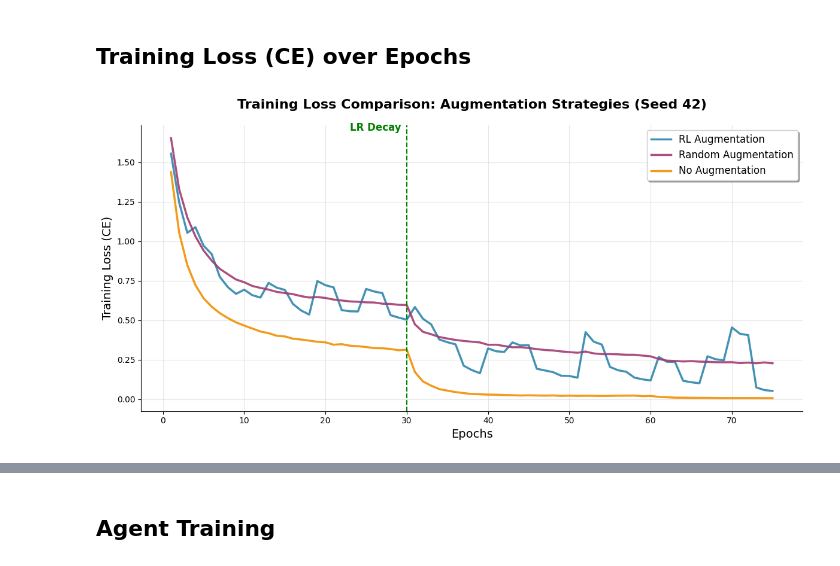
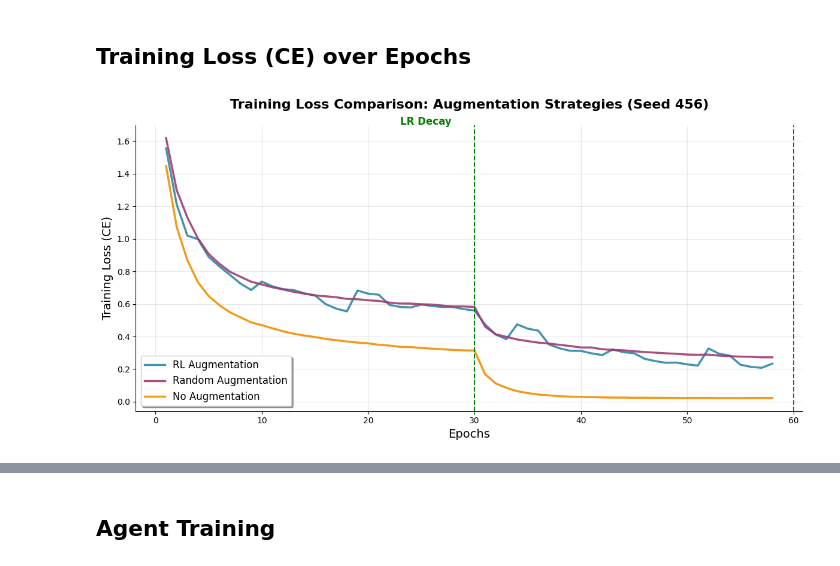
Before and after one commit to LiebenHaider/RLExam, a Jupyter notebook: src/Plots.ipynb, the cells around one changed output, grey strips where cells are left out. Saved outputs shown, nothing was run; the diff lists cells and outputs as text; code cells hidden in the pictures.

```diff
--- a/src/Plots.ipynb
+++ b/src/Plots.ipynb
@@ -71,41 +71,70 @@ for i, seed in enumerate(SEEDS):
 # %%
 import matplotlib.pyplot as plt
 
+avgResult_rl_list = []
+avgResult_rand_list = []
+avgResult_base_list = []
+
 for i, seed in enumerate(SEEDS):
     n = loss_list_rl_model[i].reshape(-1, acc_list_rl_model[i].shape[0]).shape[0]
-    avgResult_rl = np.average(loss_list_rl_model[i].reshape(-1, n), axis=1)
-    avgResult_rand = np.average(loss_list_rand_model[i].reshape(-1, n), axis=1)
-    avgResult_base = np.average(loss_list_base_model[i].reshape(-1, n), axis=1)
-    plt.figure(figsize=(12, 6))
+    avgResult_rl_list.append(np.average(loss_list_rl_model[i].reshape(-1, n), axis=1))
+    avgResult_rand_list.append(np.average(loss_list_rand_model[i].reshape(-1, n), axis=1))
+    avgResult_base_list.append(np.average(loss_list_base_model[i].reshape(-1, n), axis=1))
 
-    # Prepare data
-    epochs = range(1, len(avgResult_rl) + 1)
+# Find minimum length across all models and seeds
+min_length = min(
+    min(len(avgResult_rl_list[i]) for i in range(len(SEEDS))),
+    min(len(avgResult_rand_list[i]) for i in range(len(SEEDS))),
+    min(len(avgResult_base_list[i]) for i in range(len(SEEDS)))
+)
 
-    # Plot all three lines
-    plt.plot(epochs, avgResult_rl, label='RL Augmentation',
-                color='#2E86AB', linewidth=2.5, alpha=0.9)
-    plt.plot(epochs, avgResult_rand, label='Random Augmentation',
-                color='#A23B72', linewidth=2.5, alpha=0.9)
-    plt.plot(epochs, avgResult_base, label='No Augmentation',
-                color='#F18F01', linewidth=2.5, alpha=0.9)
+# Truncate all arrays to same length first
+rl_truncated = [run[:min_length] for run in avgResult_rl_list]
+rand_truncated = [run[:min_length] for run in avgResult_rand_list]
+base_truncated = [run[:min_length] for run in avgResult_base_list]
 
-    # Styling
-    plt.title(f'Training Loss Comparison: Augmentation Strategies (Seed {seed})',
-                fontsize=16, fontweight='bold', pad=20)
-    plt.xlabel('Epochs', fontsize=14)
-    plt.ylabel('Training Loss (CE)', fontsize=14)
-    plt.legend(fontsize=12, frameon=True, fancybox=True, shadow=True)
-    plt.grid(True, alpha=0.3)
+# Now compute means and std devs
+mean_rl = np.mean(rl_truncated, axis=0)
+std_rl = np.std(rl_truncated, axis=0)
+mean_rand = np.mean(rand_truncated, axis=0)
+std_rand = np.std(rand_truncated, axis=0)
+mean_base = np.mean(base_truncated, axis=0)
+std_base = np.std(base_truncated, axis=0)
 
-    ax = plt.gca()
-    ax.spines['top'].set_visible(False)
-    ax.spines['right'].set_visible(False)
+epochs = range(min_length)
 
-    # Add LR scheduler marker
-    ax.axvline(30, ls='--', c='g')
-    ax.text(23,1.7, "LR Decay", fontsize=12, c='g', fontweight='bold')
 
-    plt.tight_layout()
-    plt.show()
+plt.figure(figsize=(12, 6))
+
+# Prepare data
+epochs = range(1, len(mean_rl) + 1)
+
+# Plot all three lines
+plt.plot(epochs, mean_rl, label='RL Augmentation',
+            color='#2E86AB', linewidth=2.5, alpha=0.9)
+plt.plot(epochs, mean_rand, label='Random Augmentation',
+            color='#A23B72', linewidth=2.5, alpha=0.9)
+plt.plot(epochs, mean_base, label='No Augmentation',
+            color='#F18F01', linewidth=2.5, alpha=0.9)
+
+# Styling
+plt.title(f'Training Loss Comparison: Augmentation Strategies (Seed {seed})',
+            fontsize=16, fontweight='bold', pad=20)
+plt.xlabel('Epochs', fontsize=14)
+plt.ylabel('Training Loss (CE)', fontsize=14)
+plt.legend(fontsize=12, frameon=True, fancybox=True, shadow=True)
+plt.grid(True, alpha=0.3)
+
+ax = plt.gca()
+ax.spines['top'].set_visible(False)
+ax.spines['right'].set_visible(False)
+
+# Add LR scheduler marker
+ax.axvline(30, ls='--', c='g')
+ax.axvline(60, ls='--', c='g')
+ax.text(23,1.7, "LR Decay", fontsize=12, c='g', fontweight='bold')
+
+plt.tight_layout()
+plt.show()
 # %% [output]
-[figure, old version]
+[figure, new version]
```
Also changed, not shown: parts of 6 cells of this notebook.
